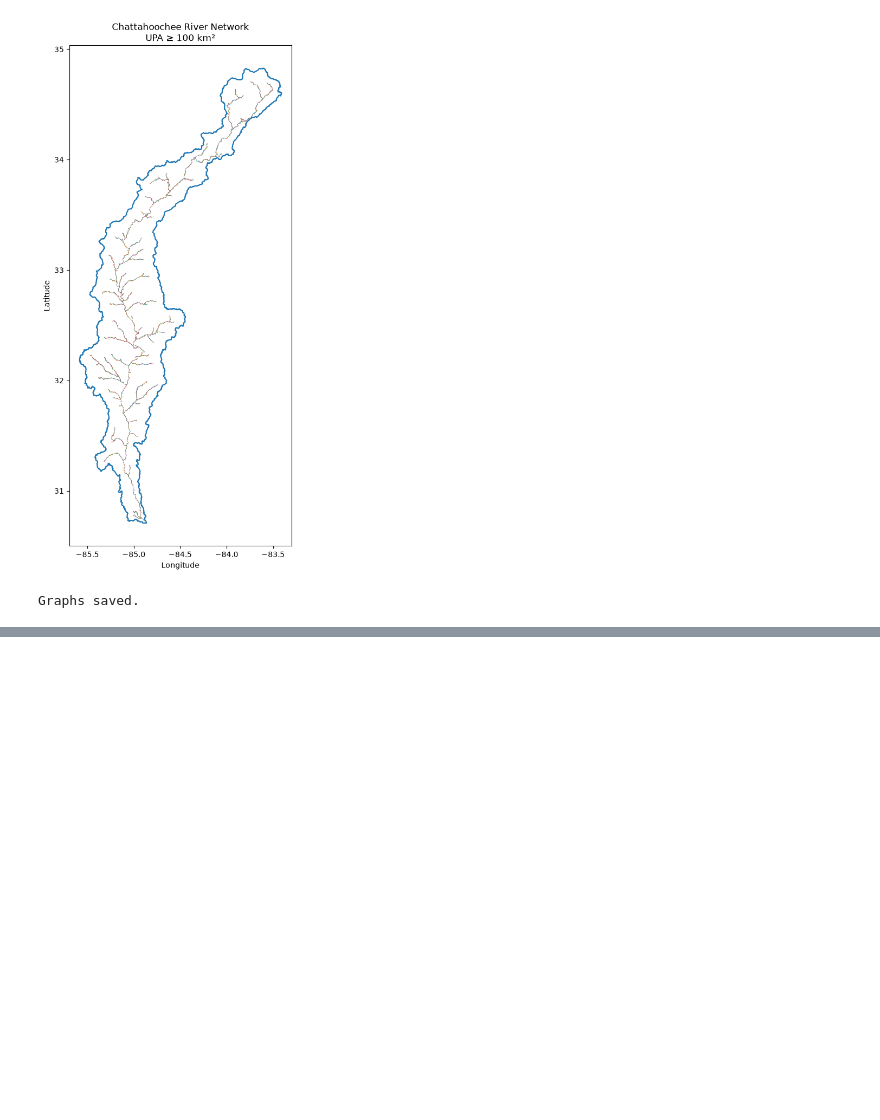
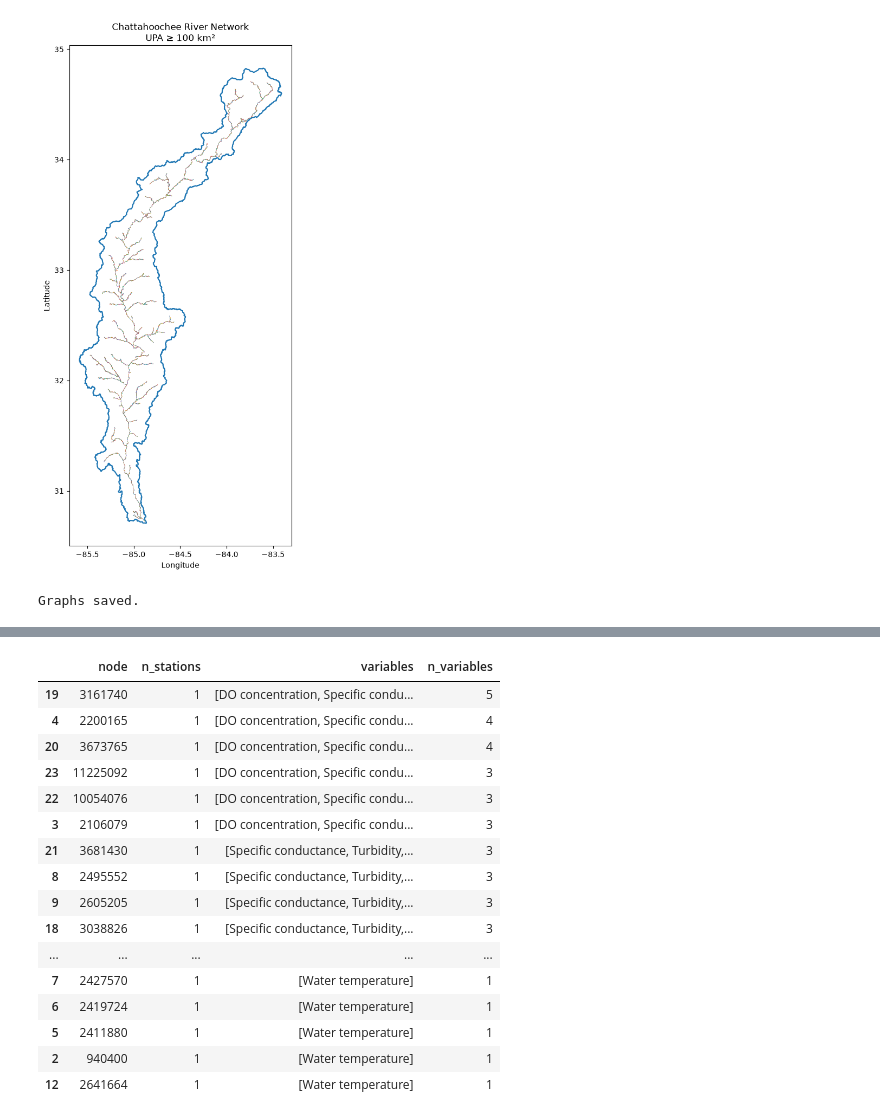
Before and after one commit to andrewc156/rivernets, a Jupyter notebook: chattahoochee_graph.ipynb, the cells around one changed output, grey strips where cells are left out. Drawn from its saved outputs; the diff is of its cells as text; code cells hidden in the pictures; blank space fills up the shorter version.

```diff
--- a/chattahoochee_graph.ipynb
+++ b/chattahoochee_graph.ipynb
@@ -1105,0 +2173,78 @@ Graphs saved.
+# %%
+node_variable_rows = []
+
+
+for node in sorted(
+    wq_nodes
+):
+
+    stations = (
+        G_chatt_wq.nodes[node][
+            "usgs_stations"
+        ]
+    )
+
+
+    variables = sorted(
+        {
+            variable
+
+            for station in stations
+
+            for variable in station[
+                "variables"
+            ]
+        }
+    )
+
+
+    node_variable_rows.append({
+
+        "node":
+            node,
+
+        "n_stations":
+            len(
+                stations
+            ),
+
+        "variables":
+            variables,
+
+        "n_variables":
+            len(
+                variables
+            )
+    })
+
+
+node_variable_summary = pd.DataFrame(
+    node_variable_rows
+)
+
+
+display(
+    node_variable_summary
+    .sort_values(
+        "n_variables",
+        ascending=False
+    )
+)
+# %% [output]
+|  | node | n_stations | variables | n_variables |
+| 19 | 3161740 | 1 | [DO concentration, Specific condu... | 5 |
+| 4 | 2200165 | 1 | [DO concentration, Specific condu... | 4 |
+| 20 | 3673765 | 1 | [DO concentration, Specific condu... | 4 |
+| 23 | 11225092 | 1 | [DO concentration, Specific condu... | 3 |
+| 22 | 10054076 | 1 | [DO concentration, Specific condu... | 3 |
+| 3 | 2106079 | 1 | [DO concentration, Specific condu... | 3 |
+| 21 | 3681430 | 1 | [Specific conductance, Turbidity,... | 3 |
+| 8 | 2495552 | 1 | [Specific conductance, Turbidity,... | 3 |
+| 9 | 2605205 | 1 | [Specific conductance, Turbidity,... | 3 |
+| 18 | 3038826 | 1 | [Specific conductance, Turbidity,... | 3 |
+| ... | ... | ... | ... | ... |
+| 7 | 2427570 | 1 | [Water temperature] | 1 |
+| 6 | 2419724 | 1 | [Water temperature] | 1 |
+| 5 | 2411880 | 1 | [Water temperature] | 1 |
+| 2 | 940400 | 1 | [Water temperature] | 1 |
+| 12 | 2641664 | 1 | [Water temperature] | 1 |
```
Also changed, not shown: parts of 25 cells of this notebook, 4 other files.
